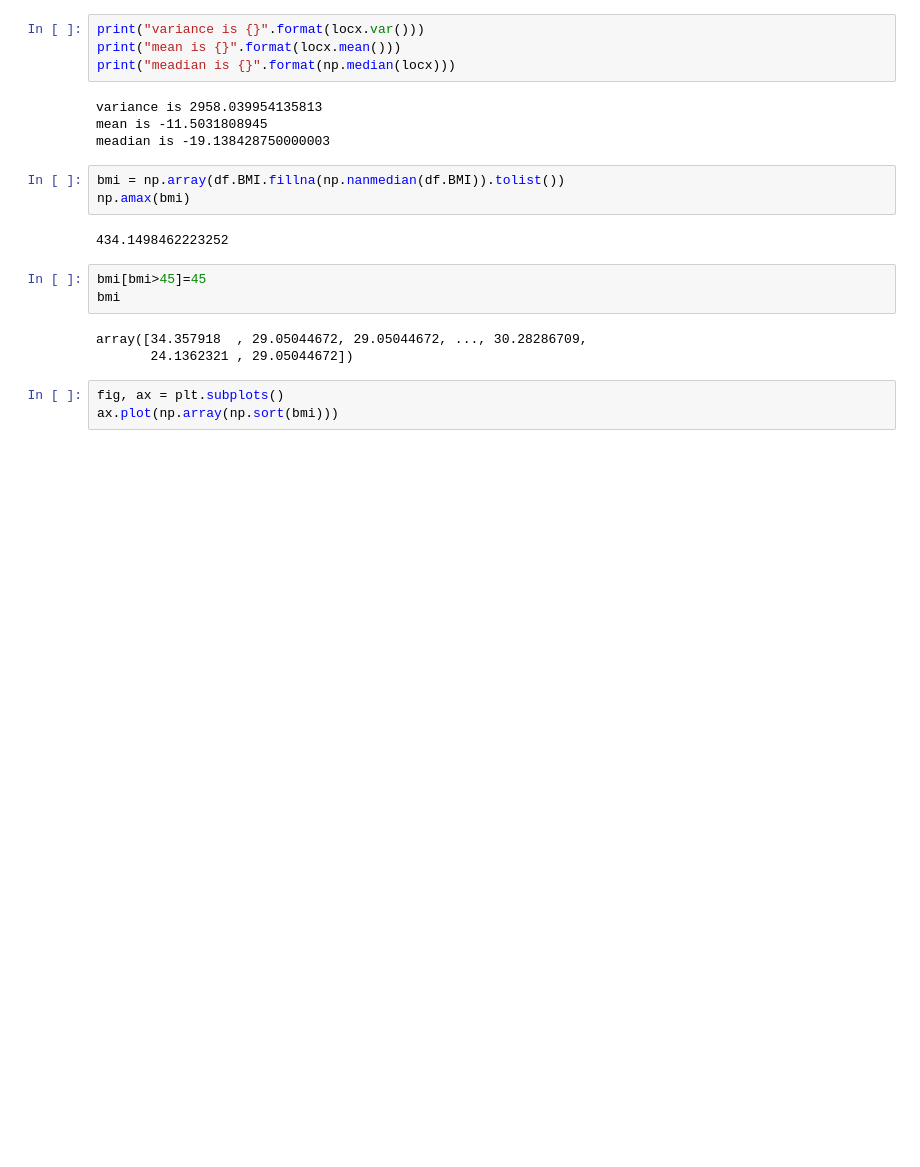
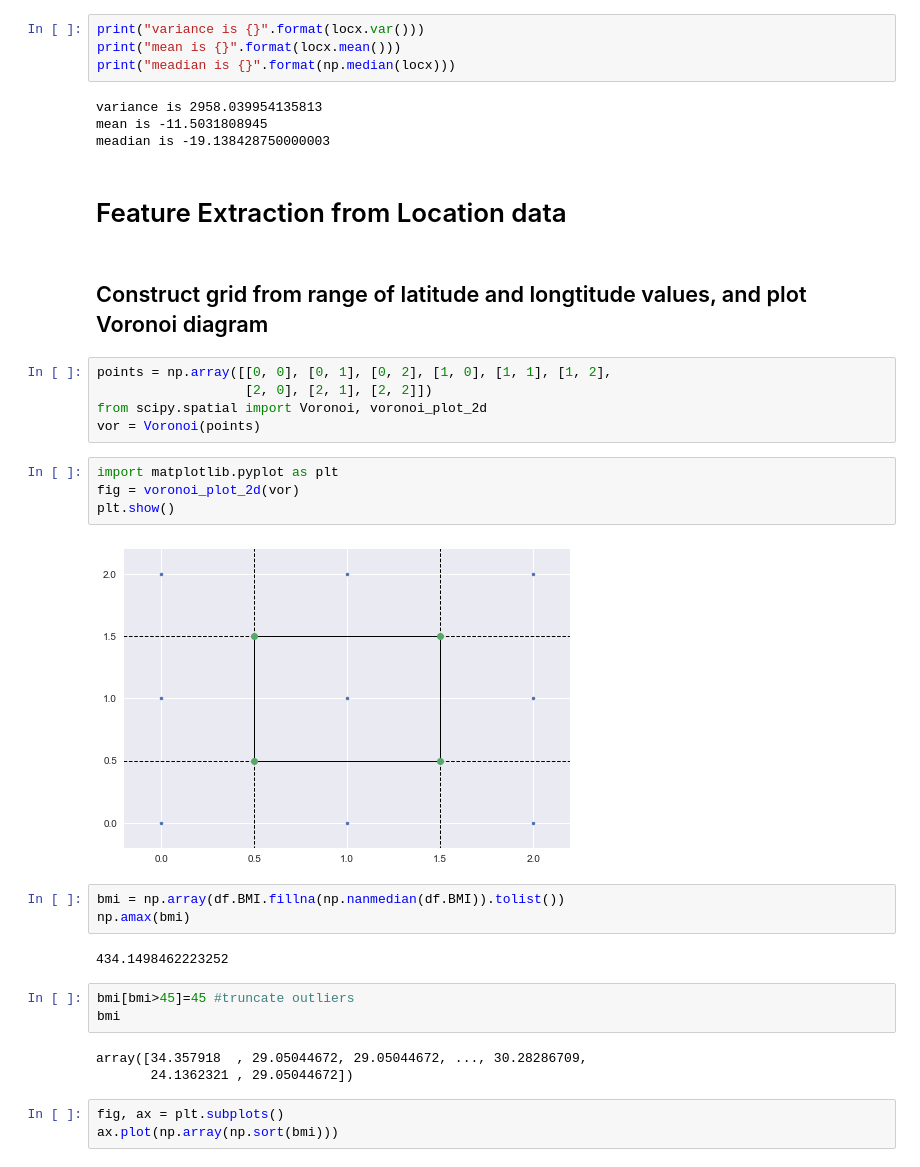
Before and after one commit to aka-sova/236756_Introduction_to_ML, a Jupyter notebook: hw2/wet_alex/data_exploration_virus.ipynb, the cells around one changed output. Cells and saved outputs as stored; diff of their text form; blank space fills up the shorter version.

```diff
--- a/hw2/wet_alex/data_exploration_virus.ipynb
+++ b/hw2/wet_alex/data_exploration_virus.ipynb
@@ -170,13 +194,28 @@ print("meadian is {}".format(np.median(locx)))
 variance is 2958.039954135813
 mean is -11.5031808945
 meadian is -19.138428750000003
+# %% [markdown]
+# Feature Extraction from Location data
+# %% [markdown]
+## Construct grid from range of latitude and longtitude values, and plot Voronoi diagram
+# %%
+points = np.array([[0, 0], [0, 1], [0, 2], [1, 0], [1, 1], [1, 2],
+                   [2, 0], [2, 1], [2, 2]])
+from scipy.spatial import Voronoi, voronoi_plot_2d
+vor = Voronoi(points)
+# %%
+import matplotlib.pyplot as plt
+fig = voronoi_plot_2d(vor)
+plt.show()
+# %% [output]
+[figure, added]
 # %%
 bmi = np.array(df.BMI.fillna(np.nanmedian(df.BMI)).tolist())
 np.amax(bmi)
 # %% [output]
 434.1498462223252
 # %%
-bmi[bmi>45]=45
+bmi[bmi>45]=45 #truncate outliers
 bmi
 # %% [output]
 array([34.357918  , 29.05044672, 29.05044672, ..., 30.28286709,
```
Also changed, not shown: parts of 14 cells of this notebook.
